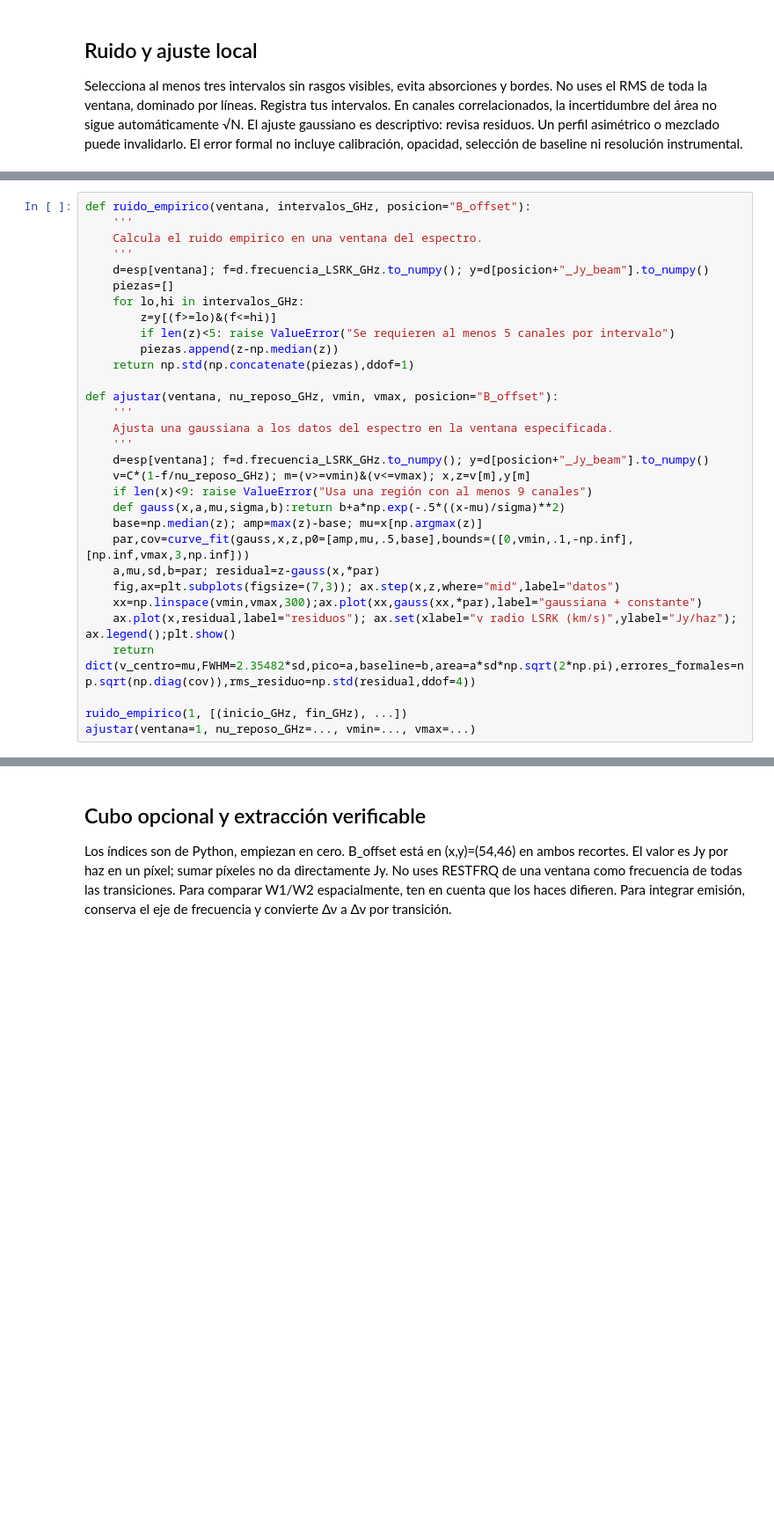
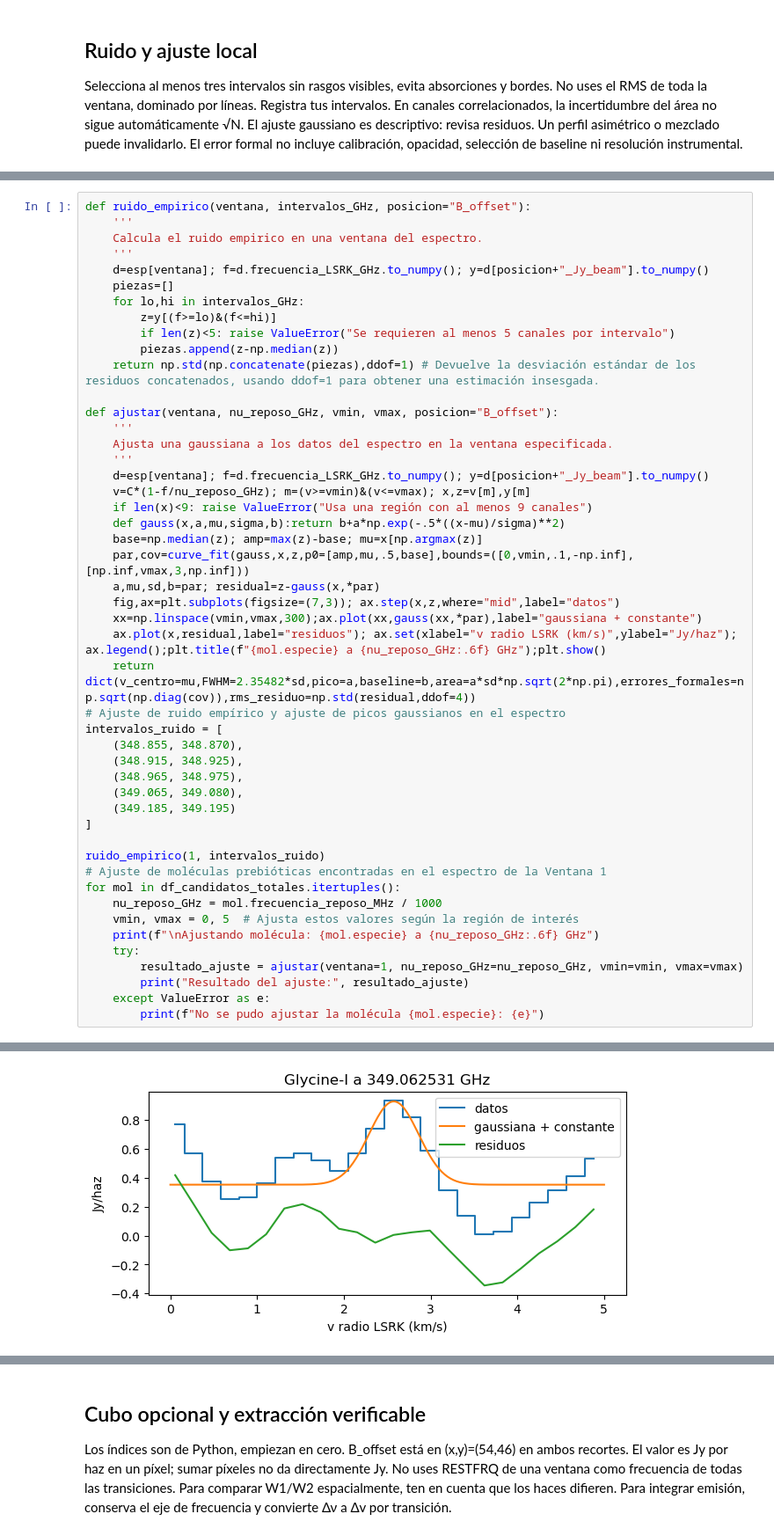
Before and after one commit to Carlitos-m/Skyntists, a Jupyter notebook: herramientas/Inicio_AstroHack.ipynb, the cells around one changed output, grey strips where cells are left out. Shown at 88% size. Cells and saved outputs as stored; diff of their text form; blank space fills up the shorter version.

```diff
--- a/herramientas/Inicio_AstroHack.ipynb
+++ b/herramientas/Inicio_AstroHack.ipynb
@@ -167,7 +190,7 @@ def ruido_empirico(ventana, intervalos_GHz, posicion="B_offset"):
         z=y[(f>=lo)&(f<=hi)]
         if len(z)<5: raise ValueError("Se requieren al menos 5 canales por intervalo")
         piezas.append(z-np.median(z))
-    return np.std(np.concatenate(piezas),ddof=1)
+    return np.std(np.concatenate(piezas),ddof=1) # Devuelve la desviación estándar de los residuos concatenados, usando ddof=1 para obtener una estimación insesgada.
 
 def ajustar(ventana, nu_reposo_GHz, vmin, vmax, posicion="B_offset"):
     '''
@@ -182,8 +205,26 @@ def ajustar(ventana, nu_reposo_GHz, vmin, vmax, posicion="B_offset"):
     a,mu,sd,b=par; residual=z-gauss(x,*par)
     fig,ax=plt.subplots(figsize=(7,3)); ax.step(x,z,where="mid",label="datos")
     xx=np.linspace(vmin,vmax,300);ax.plot(xx,gauss(xx,*par),label="gaussiana + constante")
-    ax.plot(x,residual,label="residuos"); ax.set(xlabel="v radio LSRK (km/s)",ylabel="Jy/haz"); ax.legend();plt.show()
+    ax.plot(x,residual,label="residuos"); ax.set(xlabel="v radio LSRK (km/s)",ylabel="Jy/haz"); ax.legend();plt.title(f"{mol.especie} a {nu_reposo_GHz:.6f} GHz");plt.show()
     return dict(v_centro=mu,FWHM=2.35482*sd,pico=a,baseline=b,area=a*sd*np.sqrt(2*np.pi),errores_formales=np.sqrt(np.diag(cov)),rms_residuo=np.std(residual,ddof=4))
+# Ajuste de ruido empírico y ajuste de picos gaussianos en el espectro
+intervalos_ruido = [
+    (348.855, 348.870),
+    (348.915, 348.925),
+    (348.965, 348.975),
+    (349.065, 349.080),
+    (349.185, 349.195)
+]
 
-ruido_empirico(1, [(inicio_GHz, fin_GHz), ...])
-ajustar(ventana=1, nu_reposo_GHz=..., vmin=..., vmax=...)
+ruido_empirico(1, intervalos_ruido)
+# Ajuste de moléculas prebióticas encontradas en el espectro de la Ventana 1
+for mol in df_candidatos_totales.itertuples():
+    nu_reposo_GHz = mol.frecuencia_reposo_MHz / 1000
+    vmin, vmax = 0, 5  # Ajusta estos valores según la región de interés
+    print(f"\nAjustando molécula: {mol.especie} a {nu_reposo_GHz:.6f} GHz")
+    try:
+        resultado_ajuste = ajustar(ventana=1, nu_reposo_GHz=nu_reposo_GHz, vmin=vmin, vmax=vmax)
+        print("Resultado del ajuste:", resultado_ajuste)
+    except ValueError as e:
+        print(f"No se pudo ajustar la molécula {mol.especie}: {e}")
+# %% [output]
@@ -189,0 +232 @@ ajustar(ventana=1, nu_reposo_GHz=..., vmin=..., vmax=...)
+[figure, added]
```
Also changed, not shown: parts of 6 cells of this notebook, 8 other files.
